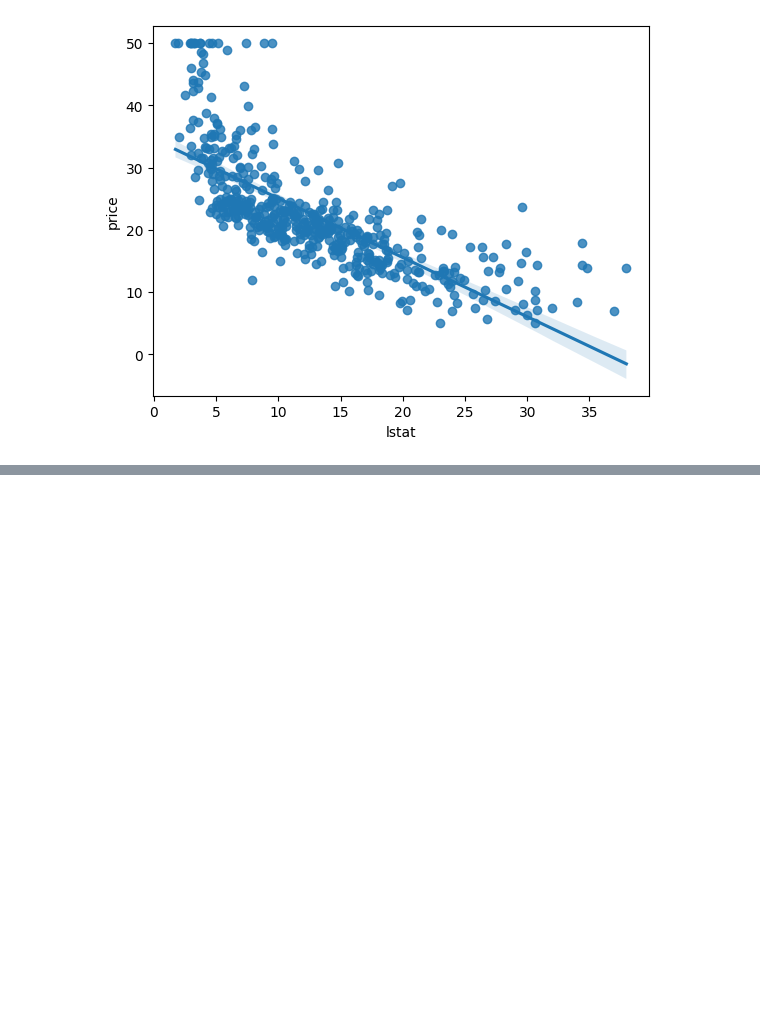
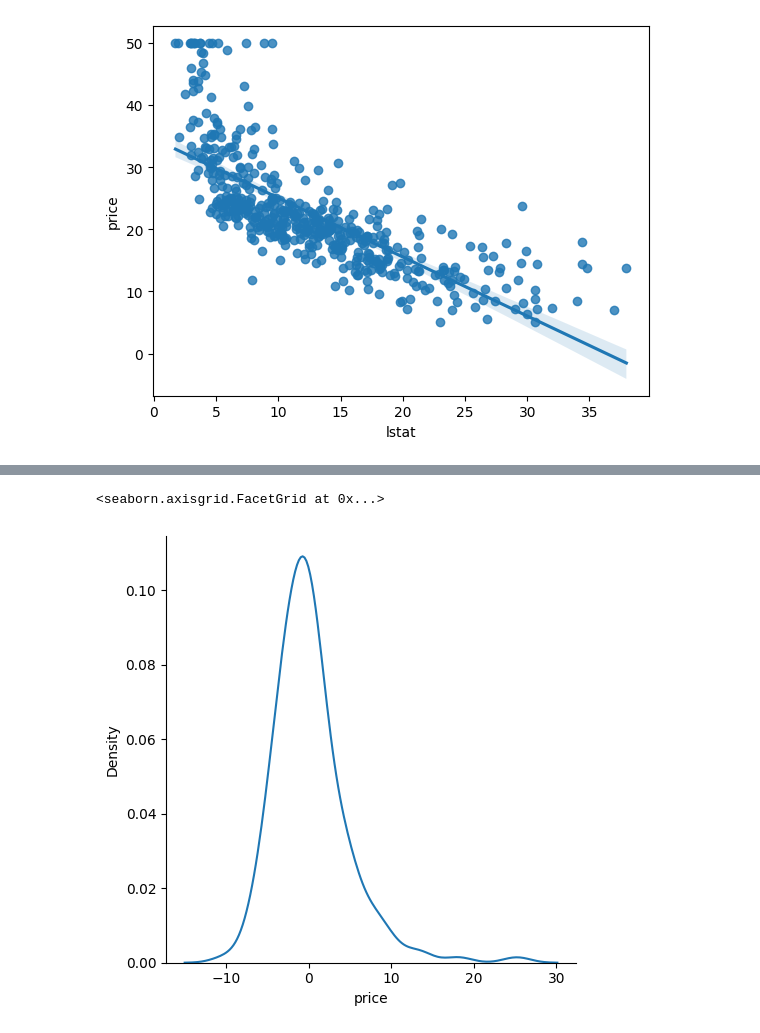
Before and after one commit to adityacs103/machine-learning, a Jupyter notebook: linear-algebra.ipynb, the cells around one changed output, grey strips where cells are left out. Saved outputs shown, nothing was run; the diff lists cells and outputs as text; code cells hidden in the pictures; blank space fills up the shorter version.

```diff
--- a/linear-algebra.ipynb
+++ b/linear-algebra.ipynb
@@ -147,0 +307,2 @@ sns.regplot(x='lstat',y='price',data=dataset)
+# %%
+residuals=y_test-re_pred
@@ -147,0 +324,5 @@ sns.regplot(x='lstat',y='price',data=dataset)
+# %%
+sns.displot(residuals,kind='kde')
+# %% [output]
+<seaborn.axisgrid.FacetGrid at 0x...>
+[figure, added]
```
Also changed, not shown: parts of 38 cells of this notebook.
